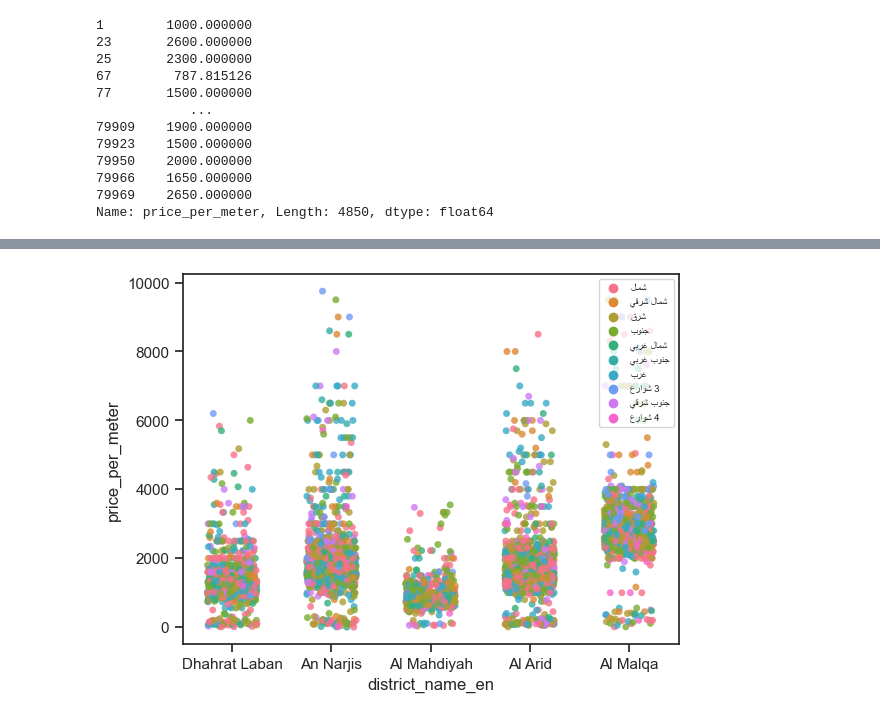
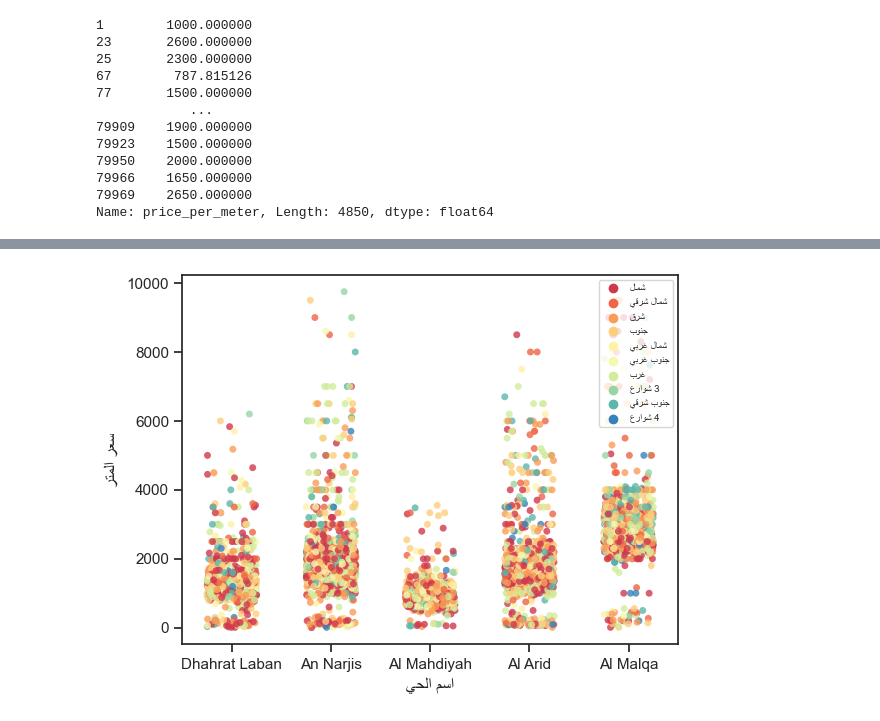
Before and after one commit to Abdulmalik-rebdi/friendly-octo-disco, a Jupyter notebook: main2.ipynb, the cells around one changed output, grey strips where cells are left out. Cells and saved outputs as stored; diff of their text form; code cells hidden in the pictures.

```diff
--- a/main2.ipynb
+++ b/main2.ipynb
@@ -66,0 +81,2 @@ Name: property_type, dtype: int64
+# %%
+df['creation_datetime'] = df['creation_datetime'].astype('datetime64')
@@ -66,0 +181,5 @@ Name: property_type, dtype: int64
+# %%
+df['creation_datetime'] = df['creation_datetime'].astype('datetime64').dt.date
+
+gr = df.groupby(by = 'creation_datetime').count().reset_index()
+gr
@@ -1000,5 +1254,3 @@ temp = temp.values
 temp = temp.tolist()
 # str(temp).split(",")
 # type(temp)
-# %%
-temp = temp[temp['price_per_meter'] < 10000]
@@ -1005,3 +1261,5 @@ temp = temp[temp['price_per_meter'] < 10000]
+# %%
+Ldf = Ldf[Ldf['price_per_meter'] < 10000]
 # %%
 temp = Ldf[Ldf['district_name_en'].isin(temp)]
 # %%
@@ -1048,9 +1307,11 @@ plt.show()
 # %%
-palette = sns.color_palette("husl", len(temp["street_direction"].unique()))
+palette = sns.color_palette("Spectral", len(temp["street_direction"].unique()))
 # sizes = (temp['price_per_meter']/90) #/ temp['price_per_meter'].mean()) * 100
 sns.stripplot(x="district_name_en", y="price_per_meter", hue="street_direction", jitter=0.25, palette=palette, alpha = 0.8,  data=temp)
 handles, label = plt.gca().get_legend_handles_labels()
 plt.legend(handles, modify_arabic_display(label), loc='upper right', prop={'size': 7})
+plt.ylabel( modify_arabic_display("سعر المتر") )
+plt.xlabel( modify_arabic_display("اسم الحي") )
 plt.show()
 # %% [output]
-[figure, old version]
+[figure, new version]
```
Also changed, not shown: parts of 70 cells of this notebook, 4 other files.
